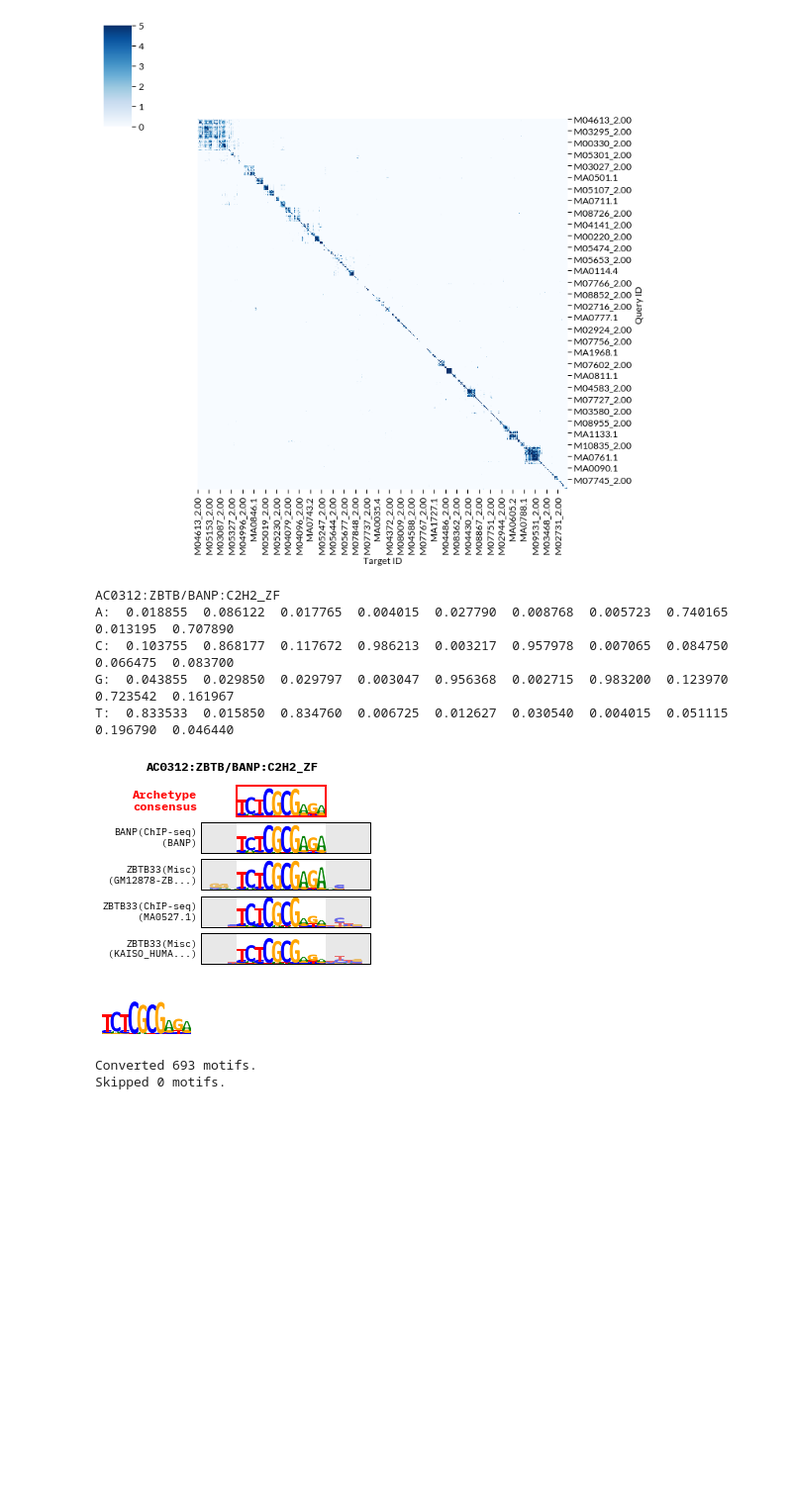
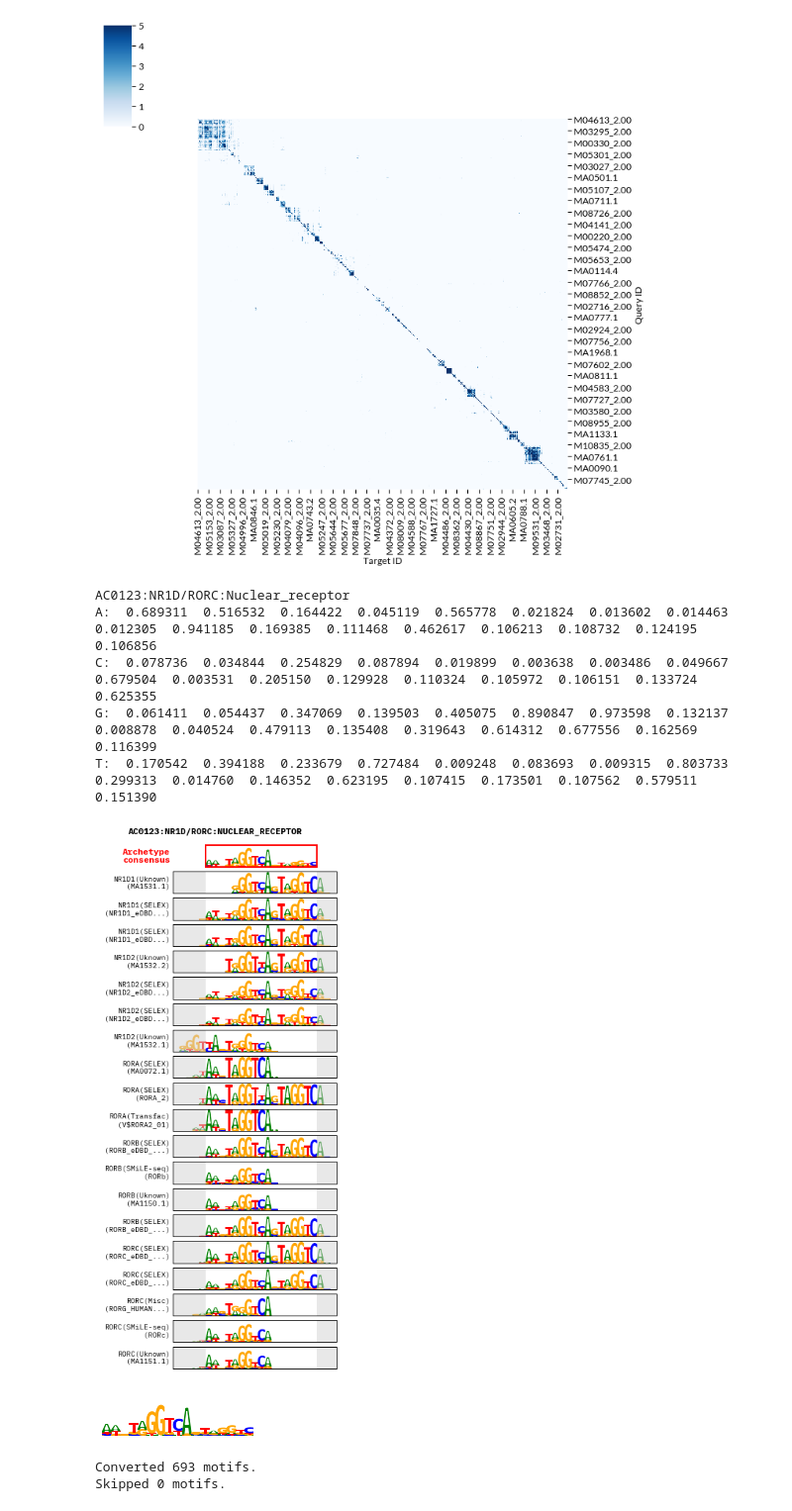
Before and after one commit to vierstralab/motif-clustering, a Jupyter notebook: Workflow_v2.0beta-human.ipynb, the cells around one changed output. Shown: that part at 99% size. Saved outputs shown, nothing was run; the diff lists cells and outputs as text; code cells hidden in the pictures; blank space fills up the shorter version.

```diff
--- a/Workflow_v2.0beta-human.ipynb
+++ b/Workflow_v2.0beta-human.ipynb
@@ -331,7 +332,7 @@ def process_cluster(df, tomtom_df):
 
     ax.set_ylabel('Archetype\nconsensus', rotation=0, ha='right', va='center', fontname="IBM Plex Mono", fontsize='large', fontweight='bold', color='r')
 
-    cluster_id = 'AC' + str(alignment_df['cluster'][0]).zfill(4)
+    cluster_id = str(alignment_df['cluster'][0])
     gene_family = alignment_df['tf_name'].str.replace('[\-0-9]+$', '').value_counts().index[:2].str.cat(sep='/')
     dbd = alignment_df['family_name'].astype(str).value_counts().index[0].replace(' ', '_')
     cluster_name = cluster_id + ':' + gene_family + ':' + dbd
@@ -379,20 +380,20 @@ def process_cluster(df, tomtom_df):
     mat = pd.DataFrame(avg_pwm.T, index=['A:', 'C:', 'G:', 'T:']).to_string(header=False)
     return header_line + mat
 # %%
-cluster = 312
+cluster = 'AC0123'
 
 df = motif_annot_df.groupby('cluster').get_group(cluster)
 pwm = process_cluster(df, tomtom)
 
 print(pwm)
 # %% [output]
-AC0312:ZBTB/BANP:C2H2_ZF
-A:  0.018855  0.086122  0.017765  0.004015  0.027790  0.008768  0.005723  0.740165  0.013195  0.707890
-C:  0.103755  0.868177  0.117672  0.986213  0.003217  0.957978  0.007065  0.084750  0.066475  0.083700
-G:  0.043855  0.029850  0.029797  0.003047  0.956368  0.002715  0.983200  0.123970  0.723542  0.161967
-T:  0.833533  0.015850  0.834760  0.006725  0.012627  0.030540  0.004015  0.051115  0.196790  0.046440
+AC0123:NR1D/RORC:Nuclear_receptor
+A:  0.689311  0.516532  0.164422  0.045119  0.565778  0.021824  0.013602  0.014463  0.012305  0.941185  0.169385  0.111468  0.462617  0.106213  0.108732  0.124195  0.106856
+C:  0.078736  0.034844  0.254829  0.087894  0.019899  0.003638  0.003486  0.049667  0.679504  0.003531  0.205150  0.129928  0.110324  0.105972  0.106151  0.133724  0.625355
+G:  0.061411  0.054437  0.347069  0.139503  0.405075  0.890847  0.973598  0.132137  0.008878  0.040524  0.479113  0.135408  0.319643  0.614312  0.677556  0.162569  0.116399
+T:  0.170542  0.394188  0.233679  0.727484  0.009248  0.083693  0.009315  0.803733  0.299313  0.014760  0.146352  0.623195  0.107415  0.173501  0.107562  0.579511  0.151390
-[figure, old version]
+[figure, new version]
-[figure, old version]
+[figure, new version]
 # %%
 import matplotlib.pyplot as plt
 
```
Also changed, not shown: parts of 4 cells of this notebook, 1 other file.
